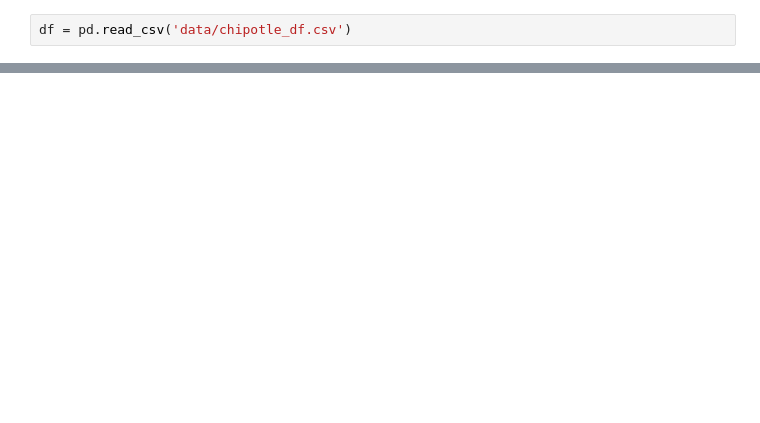
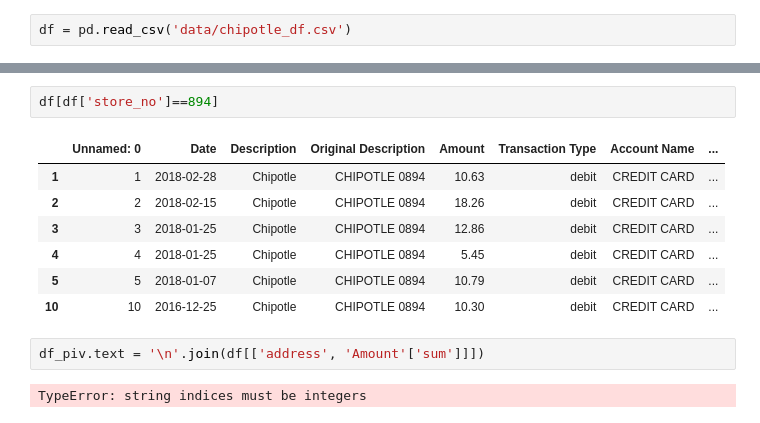
Before and after one commit to t-jayw/chipotme, a Jupyter notebook: plotly.ipynb, the cells around one changed output, grey strips where cells are left out. Saved outputs shown, nothing was run; the diff lists cells and outputs as text; blank space fills up the shorter version.

```diff
--- a/plotly.ipynb
+++ b/plotly.ipynb
@@ -42,3 +38,17 @@ df_piv
+# %%
+df[df['store_no']==894]
+# %% [output]
+|  | Unnamed: 0 | Date | Description | Original Description | Amount | Transaction Type | Account Name | ... |
+| 1 | 1 | 2018-02-28 | Chipotle | CHIPOTLE 0894 | 10.63 | debit | CREDIT CARD | ... |
+| 2 | 2 | 2018-02-15 | Chipotle | CHIPOTLE 0894 | 18.26 | debit | CREDIT CARD | ... |
+| 3 | 3 | 2018-01-25 | Chipotle | CHIPOTLE 0894 | 12.86 | debit | CREDIT CARD | ... |
+| 4 | 4 | 2018-01-25 | Chipotle | CHIPOTLE 0894 | 5.45 | debit | CREDIT CARD | ... |
+| 5 | 5 | 2018-01-07 | Chipotle | CHIPOTLE 0894 | 10.79 | debit | CREDIT CARD | ... |
+| 10 | 10 | 2016-12-25 | Chipotle | CHIPOTLE 0894 | 10.30 | debit | CREDIT CARD | ... |
+# %%
+df_piv.text = '\n'.join(df[['address', 'Amount'['sum']]])
+# %% [output]
+TypeError: string indices must be integers
 # %%
 import plotly.plotly as py
 from plotly.graph_objs import *
```
Also changed, not shown: parts of 11 cells of this notebook, 4 other files.
